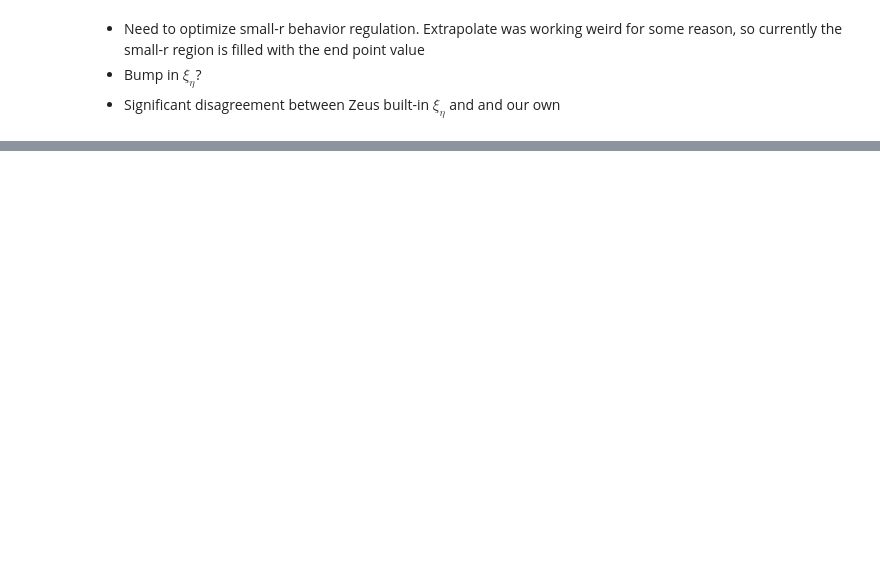
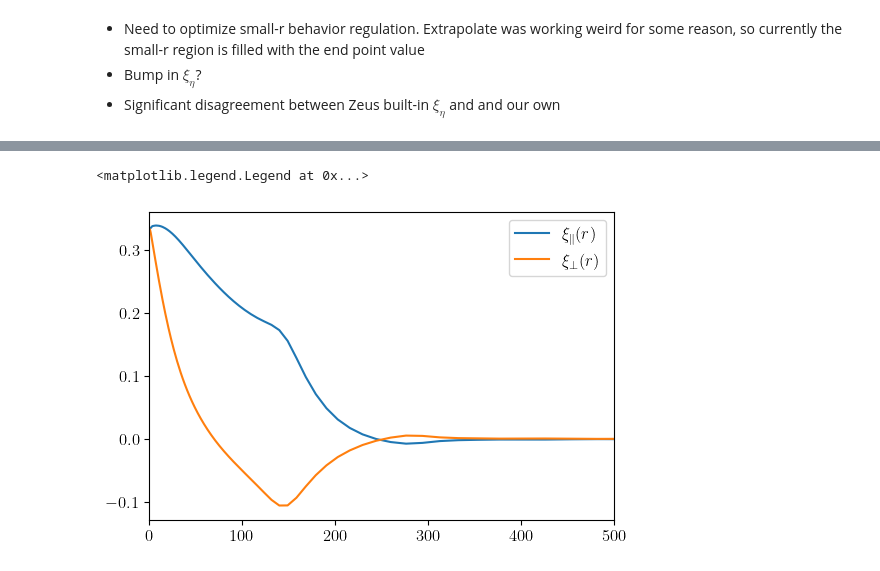
Before and after one commit to ryanyrzh/Zeus21, a Jupyter notebook: aniso_tests/xi_eta_aniso.ipynb, the cells around one changed output, grey strips where cells are left out. Cells and saved outputs as stored; diff of their text form; code cells hidden in the pictures; blank space fills up the shorter version.

```diff
--- a/aniso_tests/xi_eta_aniso.ipynb
+++ b/aniso_tests/xi_eta_aniso.ipynb
@@ -44,0 +33,12 @@ Error at r=0: xi_eta_para: 1.65%, xi_eta_perp: 0.46%
+# %%
+rlist = CorrFClass.rlist_CF
+xi_para = CorrFClass.xi_RR_CF_para
+xi_perp = CorrFClass.xi_RR_CF_perp
+fig, ax = plt.subplots(1, 1, figsize=(6,4))
+ax.plot(rlist, xi_para[0, 0, :], label=r'$\xi_{\parallel}(r)$')
+ax.plot(rlist, xi_perp[0, 0, :], label=r'$\xi_{\perp}(r)$')
+ax.set_xlim(0, 500)
+ax.legend()
+# %% [output]
+<matplotlib.legend.Legend at 0x...>
+[figure, added]
```
Also changed, not shown: parts of 8 cells of this notebook, 2 other files.
